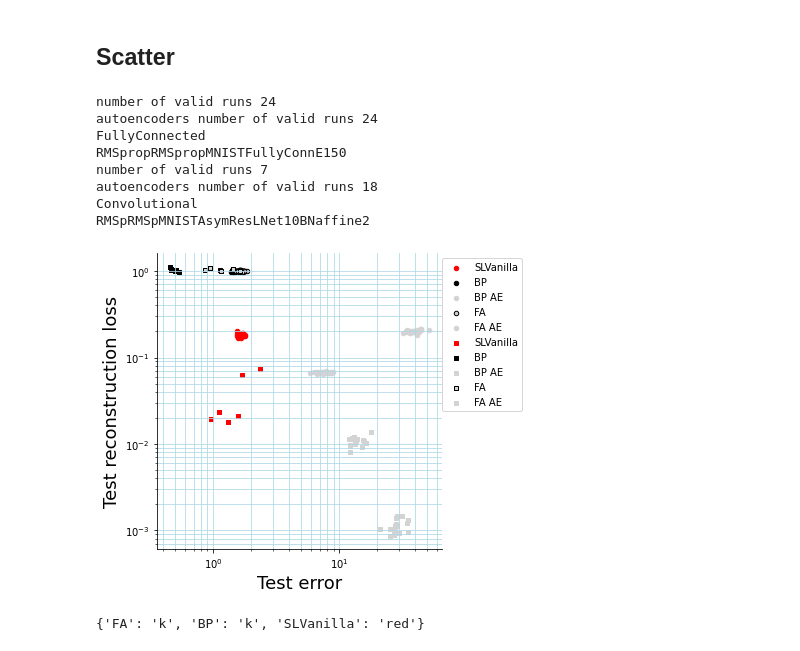
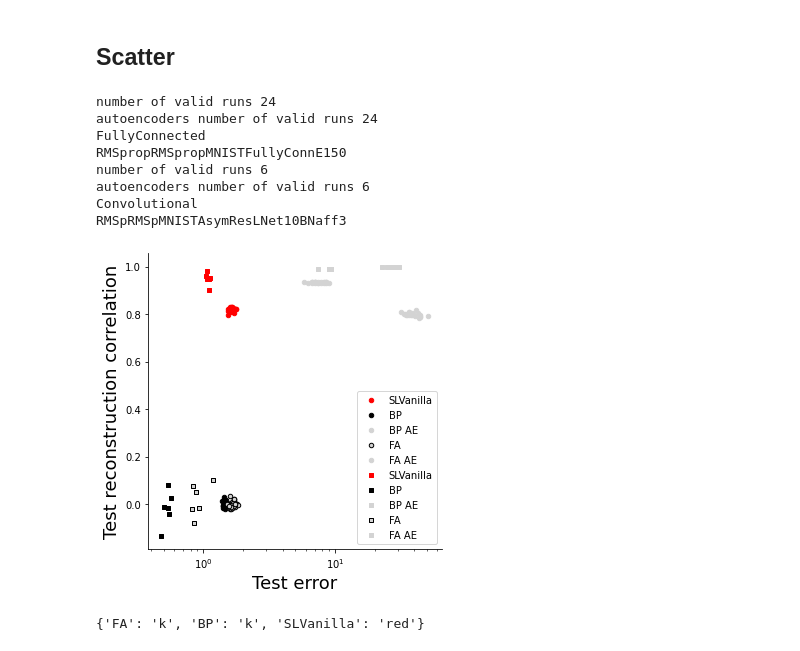
Before and after one commit to toosi/Feedback_Feedforward_Alignment, a Jupyter notebook: generate_figures_draft.ipynb, the cells around one changed output. Drawn from its saved outputs; the diff is of its cells as text; code cells hidden in the pictures.

```diff
--- a/generate_figures_draft.ipynb
+++ b/generate_figures_draft.ipynb
@@ -47,0 +47,6 @@ all_paths = getListOfFiles(resultsdir)
+# %%
+for p in all_paths:
+     if os.path.getsize(p) > 10000000:
+            if '.csv' in p or '.json' in p:
+                print(os.path.getsize(p), p.split('/')[-2:])
+                print(os.remove(p))
@@ -314,7 +476,7 @@ def get_measure_dicts_autoencoders(hashname):
 # %%
 #'RMSpropRMSpropMNISTAsymResLNet10' #'RMSpropRMSpropMNISTFullyConn' ##'RMSpropRMSpropMNISTFullyConnE150'
     # 'RMSpRMSpMNISTAsymResLNet10BNaffine'
-hashname= 'RMSpRMSpMNISTAsymResLNet10BNaffine'
+hashname=  'RMSpRMSpFaMNISTAsymResLNet10BNaffPtnc30' #'RMSpRMSpFaMNISTAsymResLNet10BNaff' #'RMSpRMSpMNISTAsymResLNet10BNaffine'
 test_acc_dict, test_corrd_dict, test_lossd_dict, configs = get_measure_dicts(hashname)
 test_acc_dict_ae, test_corrd_dict_ae, test_lossd_dict_ae, configs = get_measure_dicts_autoencoders(hashname)
 n_epochs = configs['epochs']
@@ -507,7 +779,8 @@ import matplotlib.transforms as transforms
 
 markers = {'FullyConnected':'o', 'Convolutional':'s'}
 
-arch_type = 'FullyConnected'#'Convolutional'
+hash_conv = 'RMSpRMSpMNISTAsymResLNet10BNaff3' #'RMSpRMSpMNISTAsymResLNet10BNaffine2' #'RMSpRMSpMNISTAsymResLNet10BNaffine2' #'RMSpRMSpMNISTAsymResLNet10BNaffine' #
+hash_fc  = 'RMSpropRMSpropMNISTFullyConnE150'
 
 fig, ax = plt.subplots(1,1, figsize=(5,5))
 
@@ -519,9 +792,9 @@ for arch_type in ['FullyConnected', 'Convolutional']:
     #'RMSpropRMSpropMNISTAsymResLNet10' #'RMSpropRMSpropMNISTFullyConn' ##'RMSpropRMSpropMNISTFullyConnE150'
         # 'RMSpRMSpMNISTAsymResLNet10BNaffine'
     if arch_type =='Convolutional':
-        hash_arch_type = 'RMSpRMSpMNISTAsymResLNet10BNaffine2' #
+        hash_arch_type = hash_conv
     elif arch_type == 'FullyConnected':
-        hash_arch_type = 'RMSpropRMSpropMNISTFullyConnE150'
+        hash_arch_type = hash_fc
     test_acc_dict, test_corrd_dict, test_lossd_dict, configs = get_measure_dicts(hash_arch_type)
     test_acc_dict_ae, test_corrd_dict_ae, test_lossd_dict_ae, _ = get_measure_dicts_autoencoders(hash_arch_type)
 
@@ -531,75 +804,70 @@ for arch_type in ['FullyConnected', 'Convolutional']:
     for method in methods:
 
         if method=='FA':
-            facecolors='none'
+            facecolors='white'
         else:
             facecolor=colors[method]
 
         x = 100-test_acc_dict[method][:,-1]
-        y = 1-test_corrd_dict[method][:,-1]
+        y = test_corrd_dict[method][:,-1]
         ax.scatter(x, y, s=20, color=colors[method],facecolor=facecolor,
                    marker=markers[arch_type], label=method)
-    #     confidence_ellipse(x, y, ax, edgecolor=colors[method], ls=linestyles[method])
+#         confidence_ellipse(x, y, ax, edgecolor=colors[method], ls=linestyles[method])
 
 
         if method !='SLVanilla':
             if method=='FA':
-                facecolors='none'
+                facecolors='white'
             else:
                 facecolor='lightgray'
 
-            y = 1-test_corrd_dict_ae[method][:,-1]
+            y = test_corrd_dict_ae[method][:,-1]
             x = 100-test_acc_dict_ae[method][:,-1]
 
             ax.scatter(x, y, s=20, color='lightgray', facecolor=facecolor,
                        marker=markers[arch_type], label=method + ' AE')
-    #         confidence_ellipse(x, y, ax, edgecolor='lightgray', ls=linestyles[method])
+#             confidence_ellipse(x, y, ax, edgecolor='lightgray', ls=linestyles[method])
 
 
 
     ax = plt.gca()
     ax.patch.set_visible(False)
     ax.spines['right'].set_visible(False)
     ax.spines['top'].set_visible(False)
     plt.tick_params(axis='y',direction='out', right=False)
     plt.tick_params(axis='x',direction='out', top=False)
     ax.set_xlabel('Test error', fontsize=18)
-    ax.set_ylabel('Test reconstruction loss', fontsize=18)
+    ax.set_ylabel('Test reconstruction correlation', fontsize=18)
 #     ax.set_title('%s %s'%(arch_type, configs['dataset']))
     plt.tight_layout()
 
 
     plt.xscale('log')
-    plt.yscale('log')
-    plt.grid(True, which="both", ls="-", color='lightblue')
+#     plt.yscale('log')
+#     plt.grid(True, which="both", ls="-", color='lightblue')
     # plt.gca().invert_xaxis()
 
-#     savedir = path_prefix + '/Results/Symbio/runswithhash/%s/'%hash_arch_type
-#     if not os.path.exists(savedir):
-#         os.makedirs(savedir)
-#     fig.savefig(savedir + 'cloudscatter_wAE_%s.png'%(hash_arch_type), dpi=200)
-#     fig.savefig(savedir + 'cloudscatter_wAE_%s.pdf'%(hash_arch_type), dpi=200)
 
     print(arch_type)
     print(hash_arch_type)
 
-ax.legend(loc='upper right',bbox_to_anchor=(1.3, 1))
+ax.legend(loc='lower right',)#bbox_to_anchor=(1.3, 1)
 
 savedir = path_prefix + '/Results/Symbio/runswithhash/Final/'
 if not os.path.exists(savedir):
     os.makedirs(savedir)
-fig.savefig(savedir + 'cloudscatter_wAE_both.png', dpi=200)
-fig.savefig(savedir + 'cloudscatter_wAE_both.pdf', dpi=200)
+fig.savefig(savedir + 'cloudscatter_wAE_both_%s_%s.png'%(hash_conv, hash_fc), dpi=200)
+fig.savefig(savedir + 'cloudscatter_wAE_both_%s_%s.pdf'%(hash_conv, hash_fc), dpi=200)
 # %% [output]
 number of valid runs 24
 autoencoders number of valid runs 24
 FullyConnected
 RMSpropRMSpropMNISTFullyConnE150
-number of valid runs 7
-autoencoders number of valid runs 18
+number of valid runs 6
+autoencoders number of valid runs 6
 Convolutional
-RMSpRMSpMNISTAsymResLNet10BNaffine2
+RMSpRMSpMNISTAsymResLNet10BNaff3
-[figure, old version]
+[figure, new version]
 # %%
 colors
 # %% [output]
```
Also changed, not shown: parts of 26 cells of this notebook, 5 other files.
